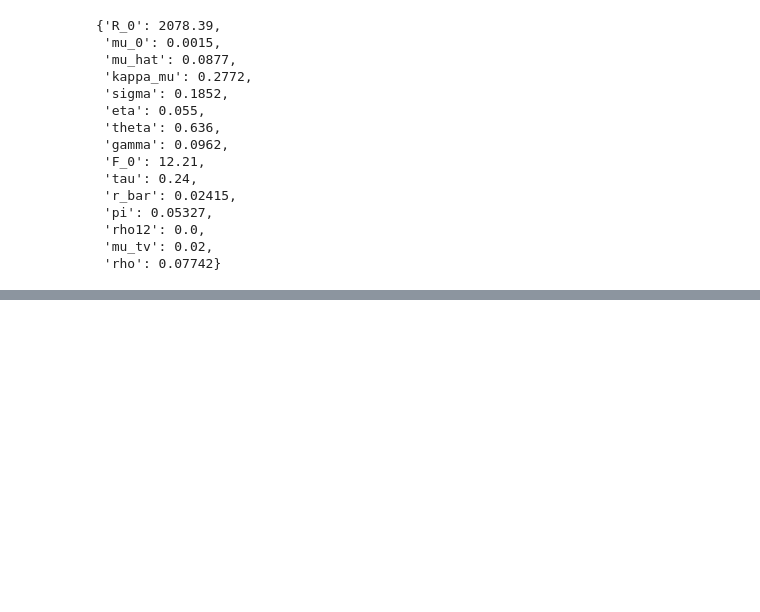
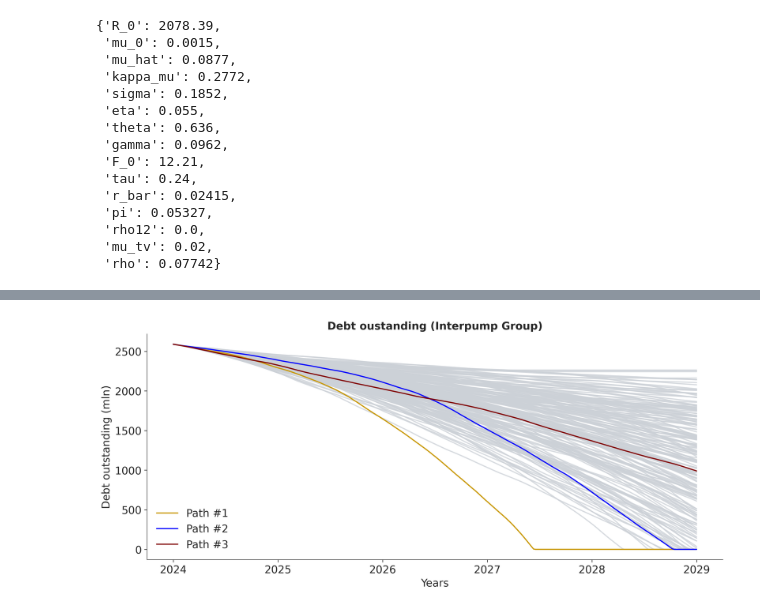
Before and after one commit to dolyasergey/master-thesis, a Jupyter notebook: LBO Results.ipynb, the cells around one changed output, grey strips where cells are left out. Saved outputs shown, nothing was run; the diff lists cells and outputs as text; code cells hidden in the pictures; blank space fills up the shorter version.

```diff
--- a/LBO Results.ipynb
+++ b/LBO Results.ipynb
@@ -98,0 +155,18 @@ default_rate
+# %%
+fig, ax = plt.subplots()
+for path in output['D'][:200]:
+    ax.plot(grid[:n_exit], path, alpha=0.8, color=cmap['grey'])
+ax.plot(grid[:n_exit], output['D'][earliest_path], alpha=1, color=cmap['gold'], label='Path #1')
+ax.plot(grid[:n_exit], output['D'][mean_path], alpha=1, color=cmap['blue'], label='Path #2')
+ax.plot(grid[:n_exit], output['D'][zero_path], alpha=1, color=cmap['red'], label='Path #3')
+
+ax.set_title(f'Debt oustanding ({companies[company]})', fontsize=14)
+ax.set_xlabel("Years")
+ax.set_ylabel("Debt outstanding (mln)")
+
+ax.legend(loc='lower left')
+
+#plt.savefig(f'images/{company}_debt.png', dpi=200, bbox_inches='tight')
+plt.show()
+# %% [output]
+[figure, added]
```
Also changed, not shown: parts of 11 cells of this notebook, 19 other files.
